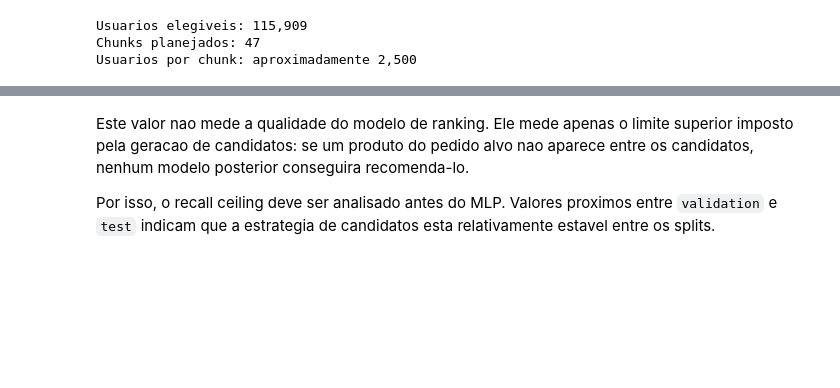
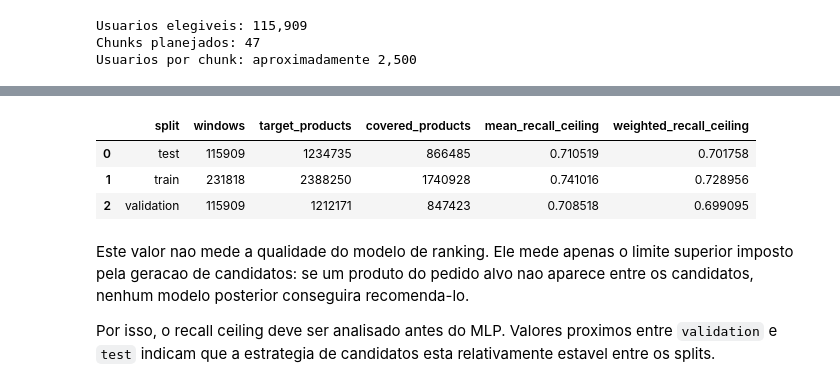
Before and after one commit to helioneto3108/mlp-market-recommender-system, a Jupyter notebook: notebooks/03-candidate-strategy.ipynb, the cells around one changed output, grey strips where cells are left out. Cells and saved outputs as stored; diff of their text form; code cells hidden in the pictures; blank space fills up the shorter version.

```diff
--- a/notebooks/03-candidate-strategy.ipynb
+++ b/notebooks/03-candidate-strategy.ipynb
@@ -246,7 +244,9 @@ eligible_user_set = set(eligible_users)
 for user_id, user_orders in prior_orders[
     prior_orders["user_id"].isin(eligible_user_set)
 ].groupby("user_id", sort=False):
-    selected_targets = user_orders.tail(TEMPORAL_WINDOWS_PER_USER).reset_index(drop=True)
+    selected_targets = user_orders.tail(TEMPORAL_WINDOWS_PER_USER).reset_index(
+        drop=True
+    )
 
     assert len(selected_targets) == TEMPORAL_WINDOWS_PER_USER, (
         f"Usuario {user_id} nao possui {TEMPORAL_WINDOWS_PER_USER} targets prior."
@@ -255,9 +255,7 @@ for user_id, user_orders in prior_orders[
     for window_idx, target_row in selected_targets.iterrows():
         split = "train" if window_idx < TRAIN_WINDOWS_PER_USER else "validation"
         target_order_number = int(target_row["order_number"])
-        history_orders = user_orders[
-            user_orders["order_number"] < target_order_number
-        ]
+        history_orders = user_orders[user_orders["order_number"] < target_order_number]
 
         prior_windows.append(
             {
@@ -268,7 +266,7 @@ for user_id, user_orders in prior_orders[
                 "target_order_number": target_order_number,
                 "history_start_order_number": int(history_orders["order_number"].min()),
                 "history_end_order_number": int(history_orders["order_number"].max()),
-                "history_order_count": int(len(history_orders)),
+                "history_order_count": len(history_orders),
             }
         )
 
@@ -307,9 +305,7 @@ last_prior_order = (
     )
 )
 
-test_windows_df = test_orders[
-    test_orders["user_id"].isin(eligible_user_set)
-].merge(
+test_windows_df = test_orders[test_orders["user_id"].isin(eligible_user_set)].merge(
     last_prior_order,
     on="user_id",
     how="inner",
@@ -342,8 +338,7 @@ assert len(test_windows_df) == len(eligible_users), (
     "Quantidade de janelas de teste diferente do numero de usuarios elegiveis."
 )
 assert (
-    test_windows_df["history_end_order_number"]
-    < test_windows_df["target_order_number"]
+    test_windows_df["history_end_order_number"] < test_windows_df["target_order_number"]
 ).all(), "Ha janela test com historico posterior ou igual ao target."
 
 test_windows_df.head()
@@ -1419,3 +1316,70 @@ recall_ceiling_summary
+# %%
+target_orders_for_windows = temporal_windows_df[
+    ["split", "user_window_id", "target_order_id"]
+].copy()
+
+window_target_counts = target_orders_for_windows.merge(
+    target_products_df,
+    on="target_order_id",
+    how="left",
+)
+
+window_target_counts = window_target_counts.groupby(
+    ["split", "user_window_id"], as_index=False
+).agg(target_products=("product_id", "nunique"))
+
+generated_positive_counts = []
+
+for part_path in temporal_part_paths:
+    part_df = pd.read_parquet(
+        part_path,
+        columns=["split", "user_window_id", "target"],
+    )
+
+    positives = (
+        part_df[part_df["target"] == 1]
+        .groupby(["split", "user_window_id"], as_index=False)
+        .agg(covered_products=("target", "sum"))
+    )
+    generated_positive_counts.append(positives)
+
+    del part_df
+
+covered_by_window = (
+    pd.concat(generated_positive_counts, ignore_index=True)
+    .groupby(["split", "user_window_id"], as_index=False)
+    .sum()
+)
+
+recall_ceiling_df = window_target_counts.merge(
+    covered_by_window,
+    on=["split", "user_window_id"],
+    how="left",
+)
+recall_ceiling_df["covered_products"] = (
+    recall_ceiling_df["covered_products"].fillna(0).astype(int)
+)
+recall_ceiling_df["recall_ceiling"] = (
+    recall_ceiling_df["covered_products"] / recall_ceiling_df["target_products"]
+)
+
+recall_ceiling_summary = recall_ceiling_df.groupby("split", as_index=False).agg(
+    windows=("user_window_id", "count"),
+    target_products=("target_products", "sum"),
+    covered_products=("covered_products", "sum"),
+    mean_recall_ceiling=("recall_ceiling", "mean"),
+)
+recall_ceiling_summary["weighted_recall_ceiling"] = (
+    recall_ceiling_summary["covered_products"]
+    / recall_ceiling_summary["target_products"]
+)
+
+recall_ceiling_summary
+# %% [output]
+|  | split | windows | target_products | covered_products | mean_recall_ceiling | weighted_recall_ceiling |
+| 0 | test | 115909 | 1234735 | 866485 | 0.710519 | 0.701758 |
+| 1 | train | 231818 | 2388250 | 1740928 | 0.741016 | 0.728956 |
+| 2 | validation | 115909 | 1212171 | 847423 | 0.708518 | 0.699095 |
 # %% [markdown]
 Este valor nao mede a qualidade do modelo de ranking. Ele mede apenas o limite superior imposto pela geracao de candidatos: se um produto do pedido alvo nao aparece entre os candidatos, nenhum modelo posterior conseguira recomenda-lo.
 
```
Also changed, not shown: parts of 32 cells of this notebook, 1 other file.
